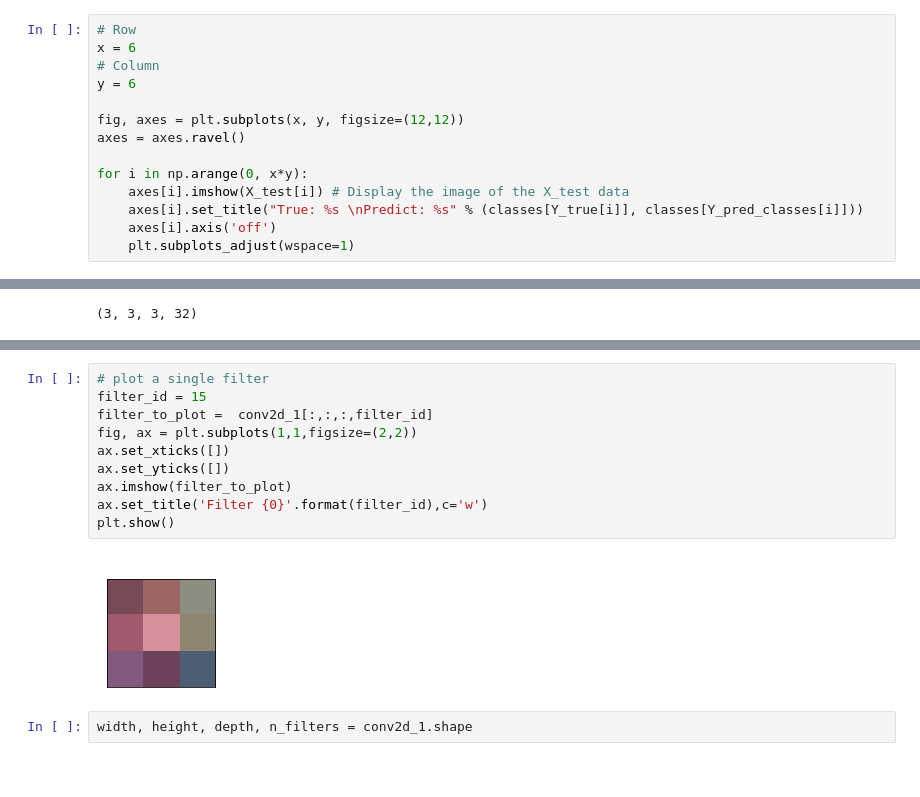
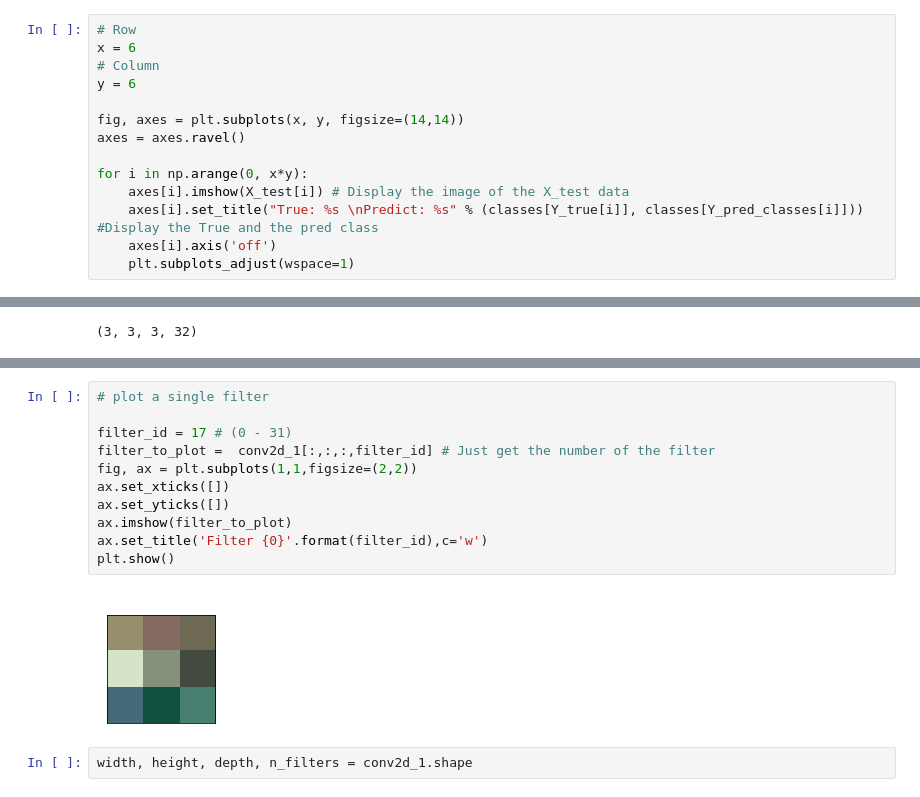
Before and after one commit to Fernando0107/Convolutional-NN, a Jupyter notebook: Convolutional NN V3.ipynb, the cells around one changed output, grey strips where cells are left out. Cells and saved outputs as stored; diff of their text form.

```diff
--- a/Convolutional NN V3.ipynb
+++ b/Convolutional NN V3.ipynb
@@ -248,12 +262,12 @@ x = 6
 # Column
 y = 6
 
-fig, axes = plt.subplots(x, y, figsize=(12,12))
+fig, axes = plt.subplots(x, y, figsize=(14,14))
 axes = axes.ravel()
 
 for i in np.arange(0, x*y):
     axes[i].imshow(X_test[i]) # Display the image of the X_test data
-    axes[i].set_title("True: %s \nPredict: %s" % (classes[Y_true[i]], classes[Y_pred_classes[i]]))
+    axes[i].set_title("True: %s \nPredict: %s" % (classes[Y_true[i]], classes[Y_pred_classes[i]])) #Display the True and the pred class
     axes[i].axis('off')
     plt.subplots_adjust(wspace=1)
 # %% [output]
@@ -320,15 +407,16 @@ conv2d_1.shape
 # %%
 # plot a single filter
-filter_id = 15
-filter_to_plot =  conv2d_1[:,:,:,filter_id]
+
+filter_id = 17 # (0 - 31)
+filter_to_plot =  conv2d_1[:,:,:,filter_id] # Just get the number of the filter
 fig, ax = plt.subplots(1,1,figsize=(2,2))
 ax.set_xticks([])
 ax.set_yticks([])
 ax.imshow(filter_to_plot)
 ax.set_title('Filter {0}'.format(filter_id),c='w')
 plt.show()
 # %% [output]
-[figure, old version]
+[figure, new version]
 # %%
 width, height, depth, n_filters = conv2d_1.shape
 # %%
```
Also changed, not shown: parts of 68 cells of this notebook.
